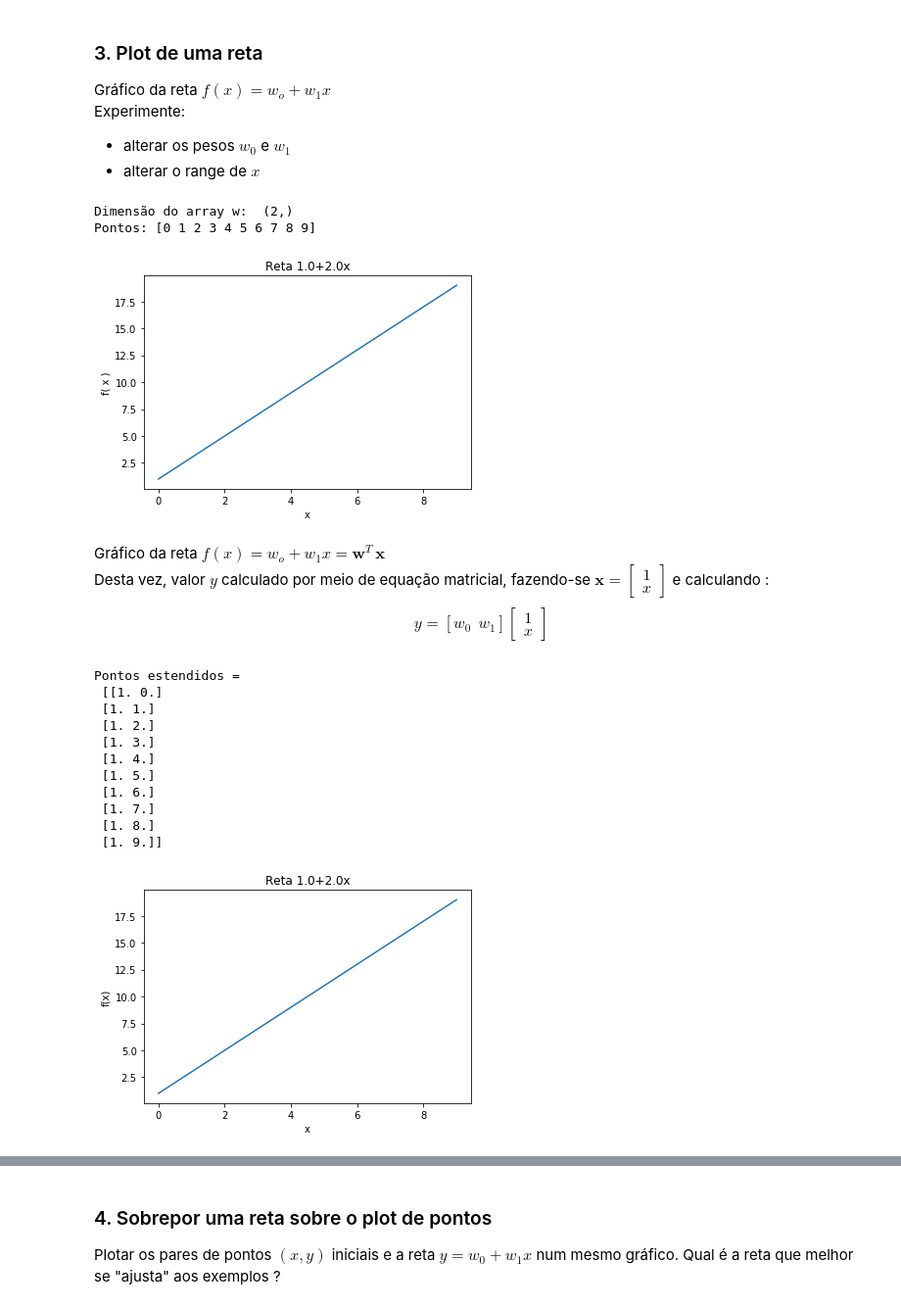
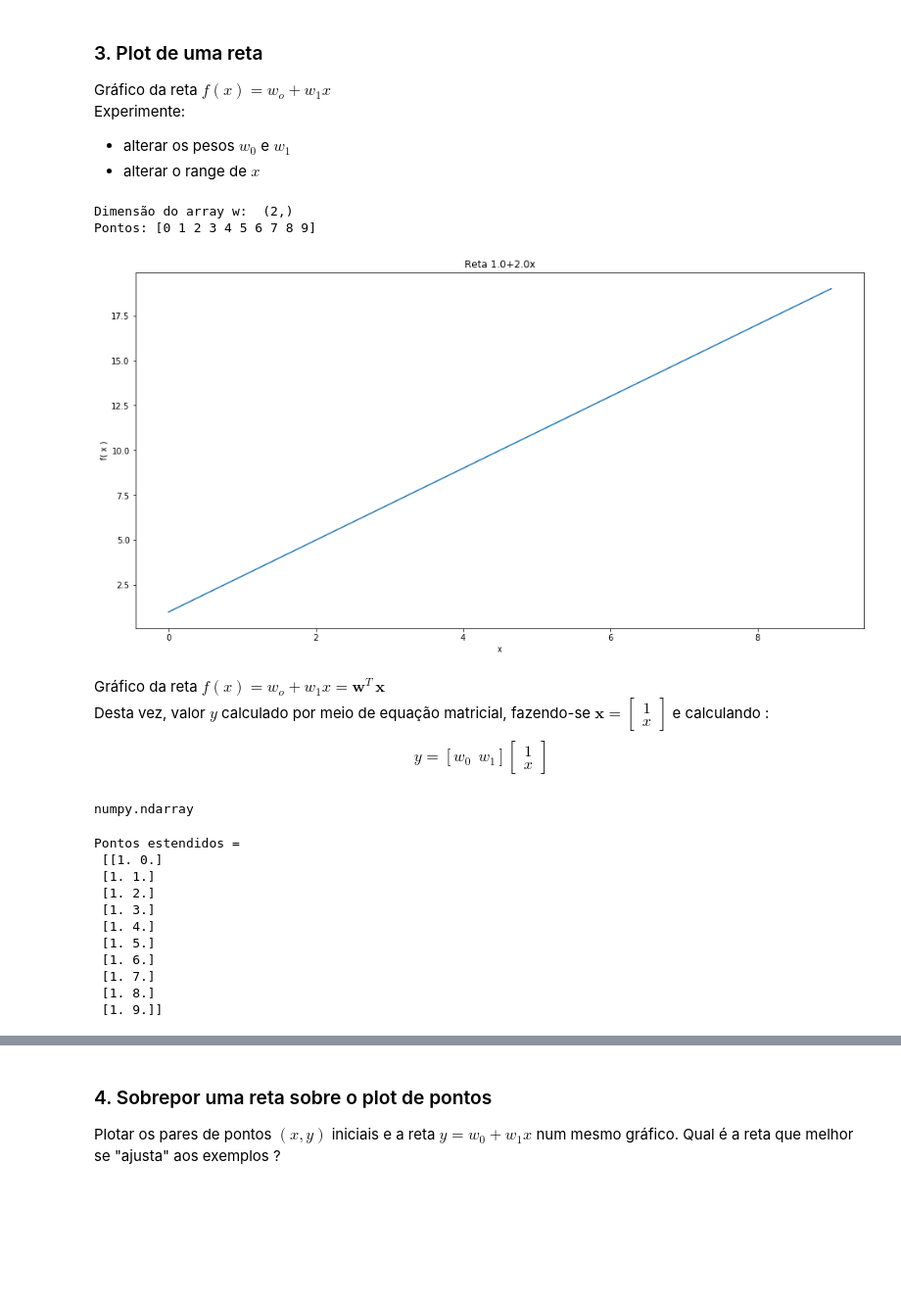
Before and after one commit to vitormeriat/usp-ime-intro-machine-learning, a Jupyter notebook: notebooks/practice_basics.ipynb, the cells around one changed output, grey strips where cells are left out. Shown: that part at 98% size. Saved outputs shown, nothing was run; the diff lists cells and outputs as text; code cells hidden in the pictures; blank space fills up the shorter version.

```diff
--- a/notebooks/practice_basics.ipynb
+++ b/notebooks/practice_basics.ipynb
@@ -80,23 +82,30 @@ print("Dimensão do array w: ", w.shape)
 # sequência de inteiros de 0 a 9
 ptx = np.arange(10)
 print("Pontos:", ptx)
-
-# plotar a reta
-plt.title( 'Reta %.1f+%.1fx'%(w[0],w[1]) )
-plt.plot(ptx, w[0]+w[1]*ptx, '-')
-plt.xlabel('x')
-plt.ylabel('f( x )')
-plt.show()
 # %% [output]
 Dimensão do array w:  (2,)
 Pontos: [0 1 2 3 4 5 6 7 8 9]
-[figure, removed]
+# %%
+# plotar a reta
+plt.figure(figsize=(16,8))
+plt.title( 'Reta %.1f+%.1fx'%(w[0],w[1]) )
+plt.plot(ptx, w[0]+w[1]*ptx, '-')
+plt.xlabel('x')
+plt.ylabel('f( x )')
+plt.show()
+# %% [output]
+[figure, added]
 # %% [markdown]
 Gráfico da reta $f(x) = w_o + w_1x = \mathbf{w}^T\,\mathbf{x}$<br>
 Desta vez, valor $y$ calculado por meio de equação matricial, fazendo-se $\mathbf{x} = \left[\begin{array}{c}1 \\ x \end{array}\right]$ e calculando :
 $$
 y = [w_0 \ \ w_1]\left[\begin{array}{c}1 \\ x\end{array}\right]
 $$
+# %%
+#np.stack(2*i for i in range(10))
+type(ptxx)
+# %% [output]
+numpy.ndarray
 # %%
 # Será usado o mesmo peso w da célula anterior. Para alterar
 # descomente a linha abaixo e edite os valores
@@ -105,13 +114,6 @@ $$
 # cada ponto x será transformado no par (1,x)
 ptxx = np.vstack(zip(np.ones(10), ptx))
 print("Pontos estendidos = \n", ptxx)
-
-# plotar a reta
-plt.title( 'Reta %.1f+%.1fx'%(w[0],w[1]) )
-plt.plot(ptx, ptxx.dot(w), '-')
-plt.xlabel('x')
-plt.ylabel('f(x)')
-plt.show()
 # %% [output]
 Pontos estendidos =
  [[1. 0.]
@@ -124,4 +126,3 @@ Pontos estendidos =
  [1. 7.]
  [1. 8.]
  [1. 9.]]
-[figure, removed]
```
Also changed, not shown: parts of 4 cells of this notebook, 3 other files.
